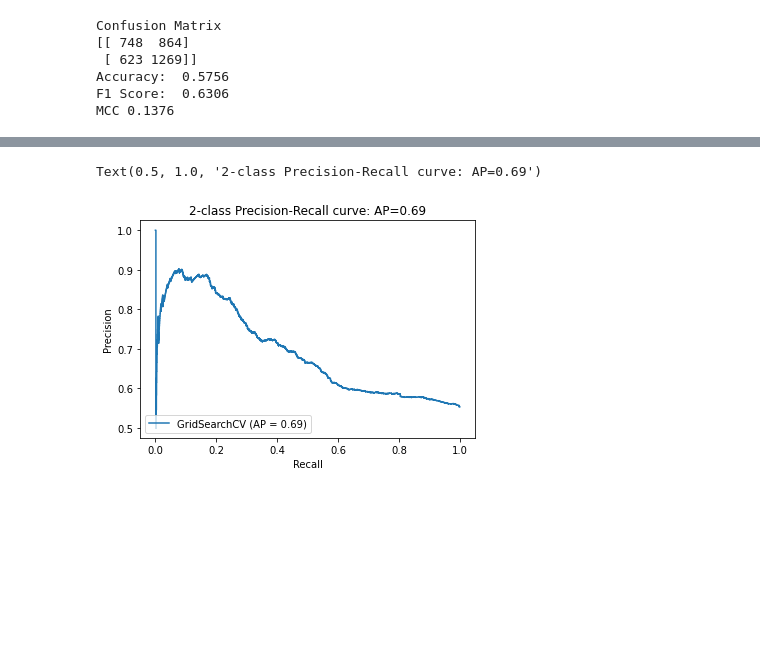
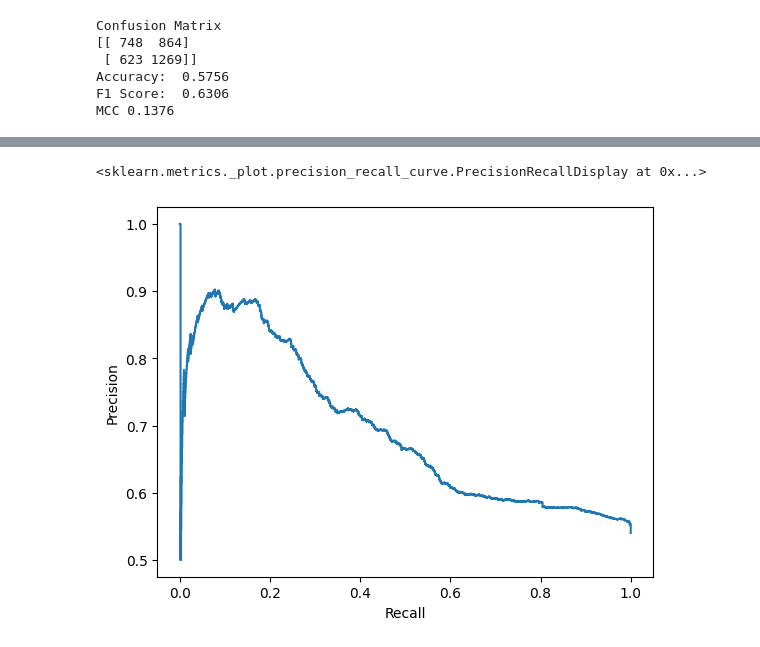
Before and after one commit to gabrielhazeredo/CNC-Mill-Tool-Wear, a Jupyter notebook: CNC Mill Tool Wear_v2.ipynb, the cells around one changed output, grey strips where cells are left out. Cells and saved outputs as stored; diff of their text form; code cells hidden in the pictures; blank space fills up the shorter version.

```diff
--- a/CNC Mill Tool Wear_v2.ipynb
+++ b/CNC Mill Tool Wear_v2.ipynb
@@ -86,7 +87,7 @@ df_experiment1.describe()
 frames = list()
 for i in range(1,19):
     numb = '0' + str(i) if i < 10 else str(i)
-    frame = pd.read_csv("experiment_{}.csv".format(numb))
+    frame = pd.read_csv("./data/experiment_{}.csv".format(numb))
     row = df_results[df_results['No'] == i]
     frame['clamp_pressure'] = row.iloc[0]['clamp_pressure']
     frame['tool_condition'] = row.iloc[0]['tool_condition']
@@ -1060,7 +1052,7 @@ lr = LogisticRegression(max_iter=300)
 # Random search of parameters, using 5 fold cross validation,
 # search across different combinations, and use all available cores
 gs = GridSearchCV(estimator=lr, param_grid=param_grid,
-                  cv=5, verbose=True, n_jobs=-1)
+                  cv=3, verbose=True, n_jobs=-1)
 
 # Fit the random search model
 lr_fit = gs.fit(X_train, Y_train)
@@ -1118,11 +1106,13 @@ plot_roc_curve(Y_test, Y_test_score)
 # %%
 #Calculating average precision score
 average_precision = average_precision_score(Y_test, Y_test_score)
 
 #Plotting precision-recall curve
-disp = plot_precision_recall_curve(lr_fit, X_test, Y_test)
-disp.ax_.set_title('2-class Precision-Recall curve: '
-                   'AP={0:0.2f}'.format(average_precision))
+precision, recall, _ = precision_recall_curve(Y_test, Y_test_score)
+
+#Plotting precision-recall curve
+disp = PrecisionRecallDisplay(precision=precision, recall=recall)
+disp.plot()
 # %% [output]
-Text(0.5, 1.0, '2-class Precision-Recall curve: AP=0.69')
+<sklearn.metrics._plot.precision_recall_curve.PrecisionRecallDisplay at 0x...>
-[figure, old version]
+[figure, new version]
```
Also changed, not shown: parts of 17 cells of this notebook.
